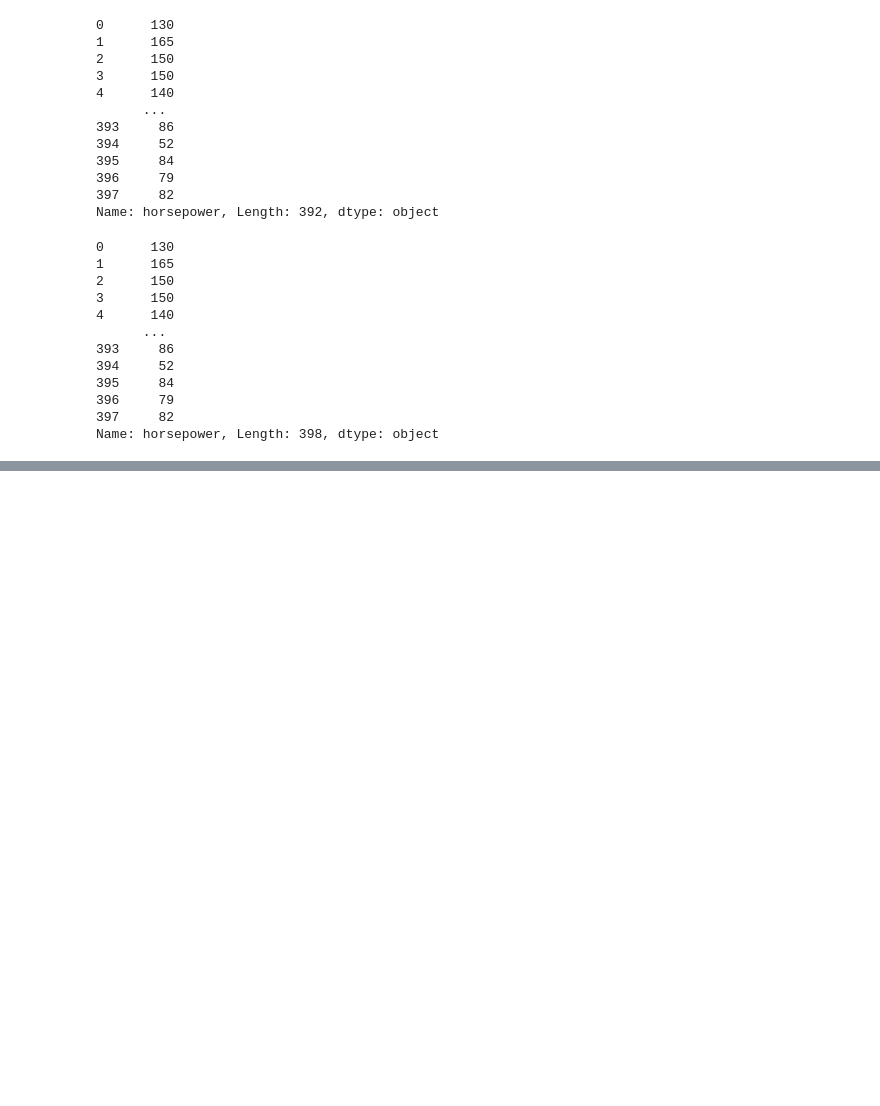
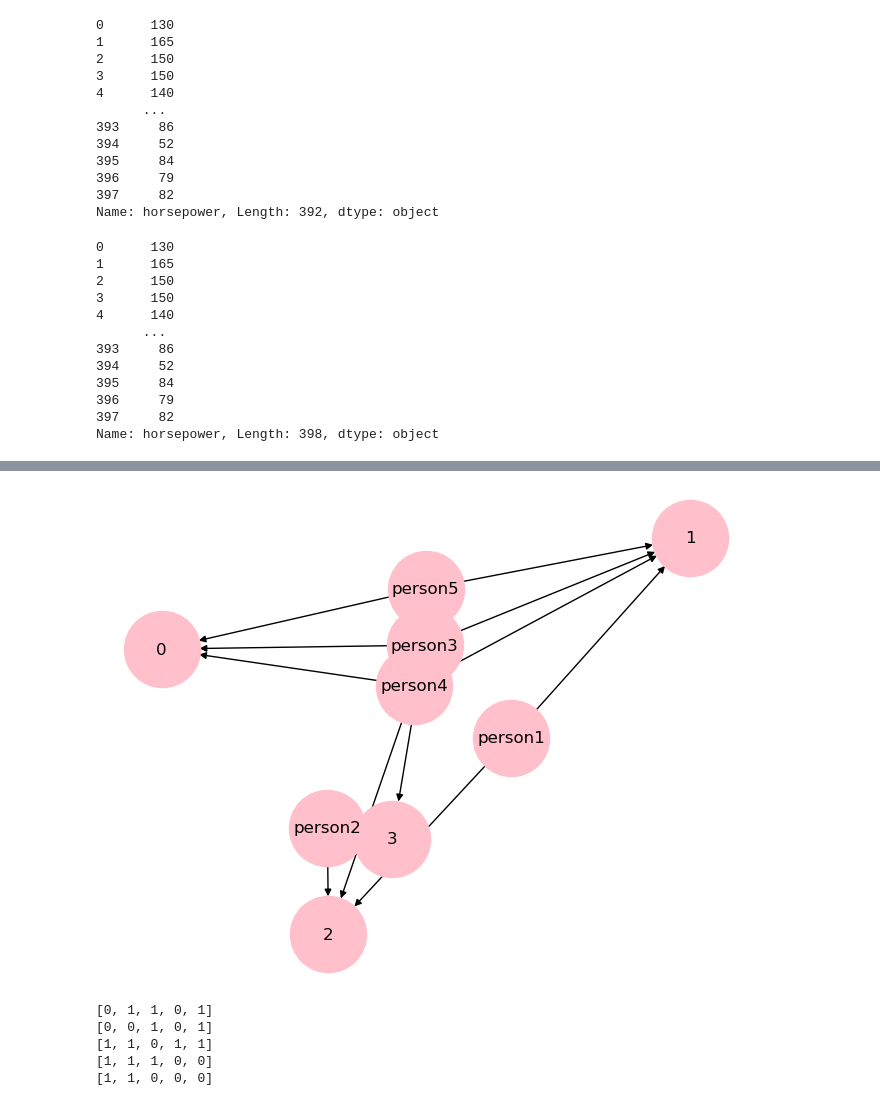
Before and after one commit to Chaudhary-Kaushal-195/sem-4-python, a Jupyter notebook: practice/t1/p1.ipynb, the cells around one changed output, grey strips where cells are left out. Saved outputs shown, nothing was run; the diff lists cells and outputs as text; code cells hidden in the pictures; blank space fills up the shorter version.

```diff
--- a/practice/t1/p1.ipynb
+++ b/practice/t1/p1.ipynb
@@ -88,0 +787,38 @@ Name: horsepower, Length: 398, dtype: object
+# %%
+#pb 139  The following dictionary shows how five people follow each other on Instagram:
+#  instagram = {'person1': [0,1,1,0,1], 'person2': [0,0,1,0,1], 'person3': [1,1,0,1,1],'person4': [1,1,1,0,0], 'person5': [1,1,0,0,0]}
+#  E.g., the list for person1 has the value on index 2 as 1 which means person1 followsperson3 and a directed edge should be
+# added from person1 to person3.
+
+#  Using networkx library, create a directed graph.
+import networkx as nx
+import matplotlib.pyplot as plt
+G=nx.DiGraph()
+instagram = {'person1': [0,1,1,0,1],
+             'person2': [0,0,1,0,1],
+             'person3': [1,1,0,1,1],
+             'person4': [1,1,1,0,0],
+             'person5': [1,1,0,0,0]}
+
+for i in instagram:
+    for j in range(0,4):
+        if instagram[i][j]==1:
+            G.add_edge(i,j)
+nx.draw(G,with_labels=True,node_size=3000,node_color="pink",width=1)
+plt.show()
+# %% [output]
+[figure, added]
+# %%
+instagram = {'person1': [0,1,1,0,1],
+             'person2': [0,0,1,0,1],
+             'person3': [1,1,0,1,1],
+             'person4': [1,1,1,0,0],
+             'person5': [1,1,0,0,0]}
+for i in instagram:
+    print(instagram[i])
+# %% [output]
+[0, 1, 1, 0, 1]
+[0, 0, 1, 0, 1]
+[1, 1, 0, 1, 1]
+[1, 1, 1, 0, 0]
+[1, 1, 0, 0, 0]
```
Also changed, not shown: parts of 85 cells of this notebook, 45 other files.
